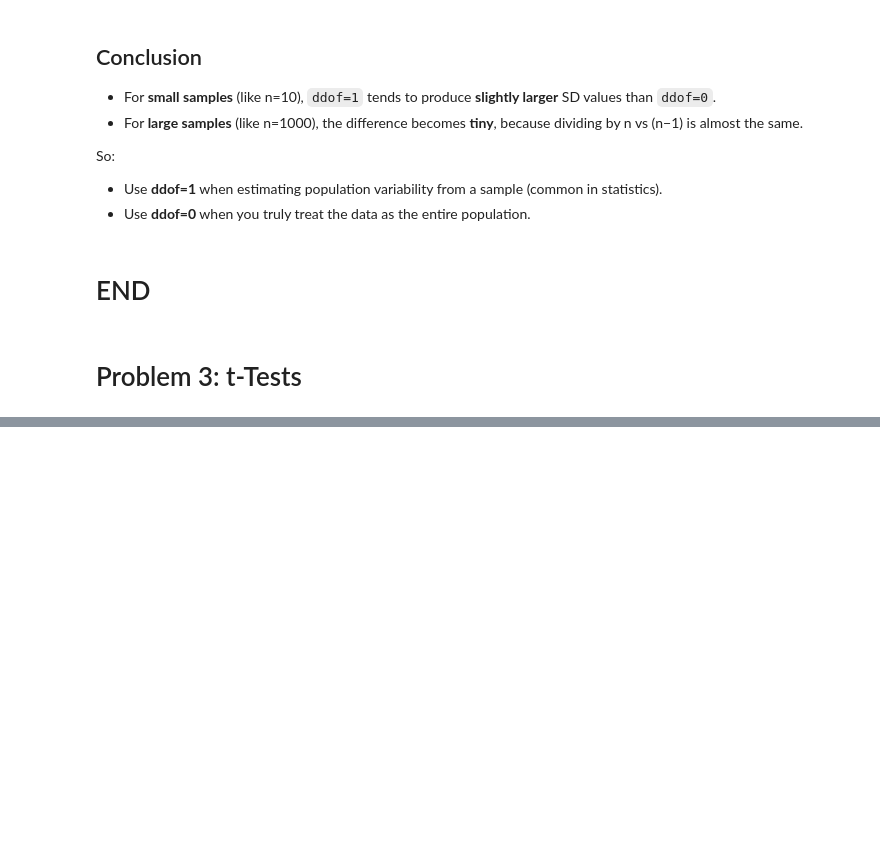
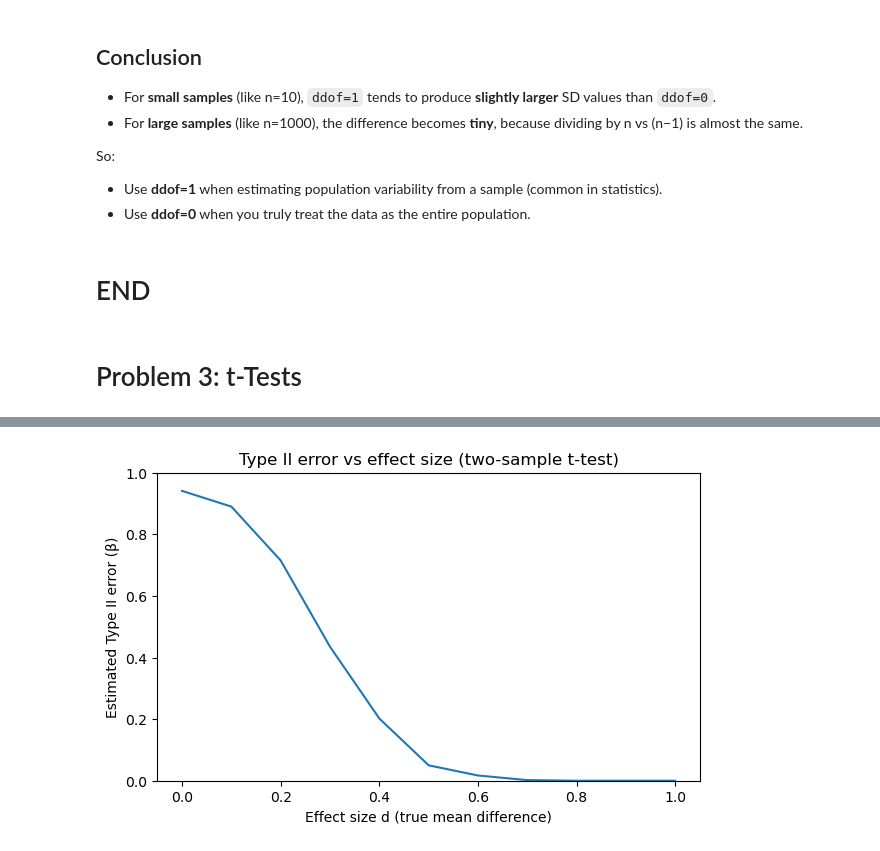
Before and after one commit to Emmet-Devaney/applied_statistics_2025, a Jupyter notebook: problems.ipynb, the cells around one changed output, grey strips where cells are left out. Cells and saved outputs as stored; diff of their text form; code cells hidden in the pictures; blank space fills up the shorter version.

```diff
--- a/problems.ipynb
+++ b/problems.ipynb
@@ -220,0 +242,10 @@ Plot this proportion against d, and explain how the type II error rate changes a
+# %%
+
+rng = np.random.default_rng(42)
+
+ds = np.round(np.arange(0.0, 1.01, 0.1), 2)
+k = 1000
+alpha = 0.05
+n = 100
+
+ds, k, alpha, n
@@ -220,0 +265,21 @@ Plot this proportion against d, and explain how the type II error rate changes a
+# %%
+results = []
+
+for d in ds:
+    fail_to_reject = 0
+
+    for _ in range(k):
+        group_a = rng.normal(loc=0.0, scale=1.0, size=n)
+        group_b = rng.normal(loc=d,   scale=1.0, size=n)
+
+        t_stat, p_value = stats.ttest_ind(group_a, group_b, equal_var=True)
+
+        if p_value >= alpha:
+            fail_to_reject += 1
+
+    prop_fail = fail_to_reject / k
+    power = 1.0 - prop_fail
+    results.append((d, prop_fail, power))
+
+df = pd.DataFrame(results, columns=["d", "type_II_est (fail to reject)", "power_est"])
+df
@@ -220,0 +304,10 @@ Plot this proportion against d, and explain how the type II error rate changes a
+# %%
+plt.figure(figsize=(7, 4))
+plt.plot(df["d"], df["type_II_est (fail to reject)"])
+plt.xlabel("Effect size d (true mean difference)")
+plt.ylabel("Estimated Type II error (β)")
+plt.title("Type II error vs effect size (two-sample t-test)")
+plt.ylim(0, 1)
+plt.show()
+# %% [output]
+[figure, added]
```
Also changed, not shown: parts of 18 cells of this notebook.
